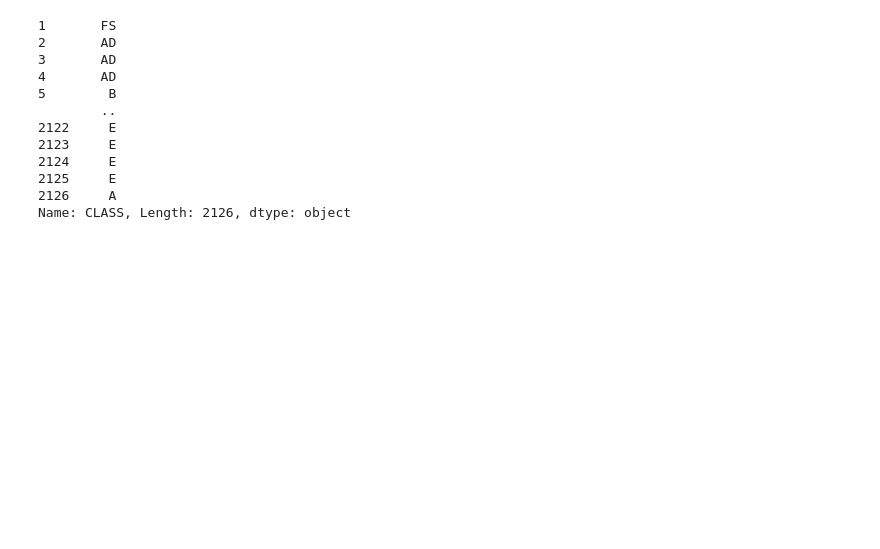
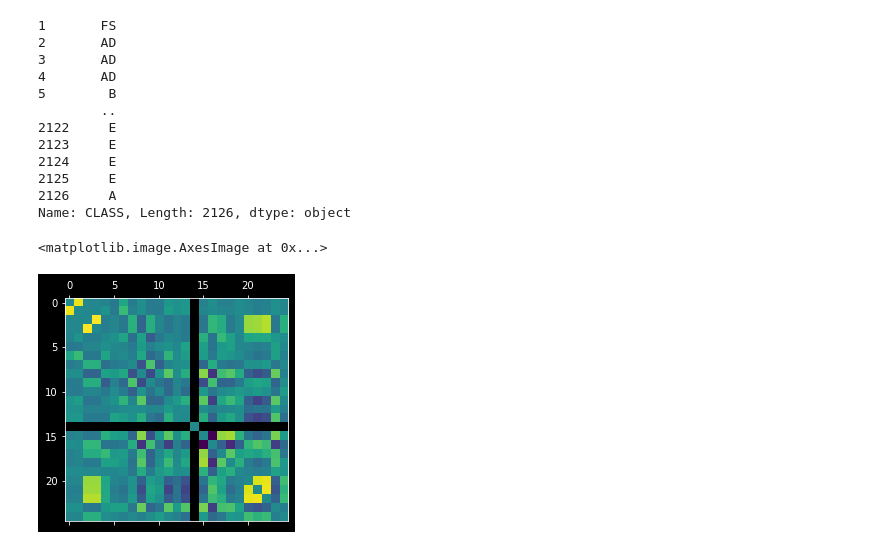
Before and after one commit to acid9reen/Cardiotocography_model, a Jupyter notebook: model.ipynb, the cells around one changed output. Drawn from its saved outputs; the diff is of its cells as text; code cells hidden in the pictures; blank space fills up the shorter version.

```diff
--- a/model.ipynb
+++ b/model.ipynb
@@ -8,7 +8,10 @@ def load_cardiotography(filepath: str):
 # %%
 cardiotography = load_cardiotography(DATA_PATH)
 class_labels = ['A', 'B', 'C', 'D', 'E', 'AD','DE', 'LD', 'FS', 'SUSP']
-cardiotography = cardiotography.drop(index=[0, 2127, 2128, 2129], columns=["FileName", "Date", "SegFile", "NSP"] + class_labels)
+
+ad_columns_to_drop = ["e", "LBE", "Mean"]
+
+cardiotography = cardiotography.drop(index=[0, 2127, 2128, 2129], columns=["FileName", "Date", "SegFile", "NSP"] + class_labels + [])
 
 cardiotography.CLASS[:] = [class_labels[int(i) - 1] for i in cardiotography.CLASS]
 
@@ -100,3 +103,15 @@ y
 2125     E
 2126     A
 Name: CLASS, Length: 2126, dtype: object
+# %%
+import matplotlib.pyplot as plt
+import numpy as np
+
+
+corr_matrix = cardiotography.corr()
+np.fill_diagonal(corr_matrix.to_numpy(), 0)
+
+plt.matshow(corr_matrix)
+# %% [output]
+<matplotlib.image.AxesImage at 0x...>
+[figure, added]
```
Also changed, not shown: parts of 4 cells of this notebook, 2 other files.
